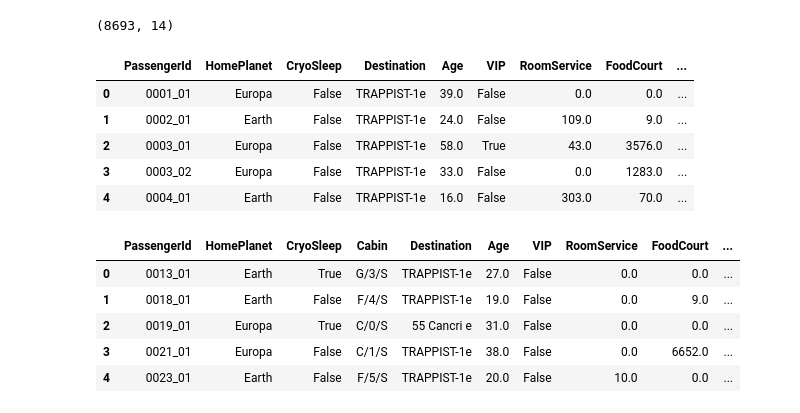
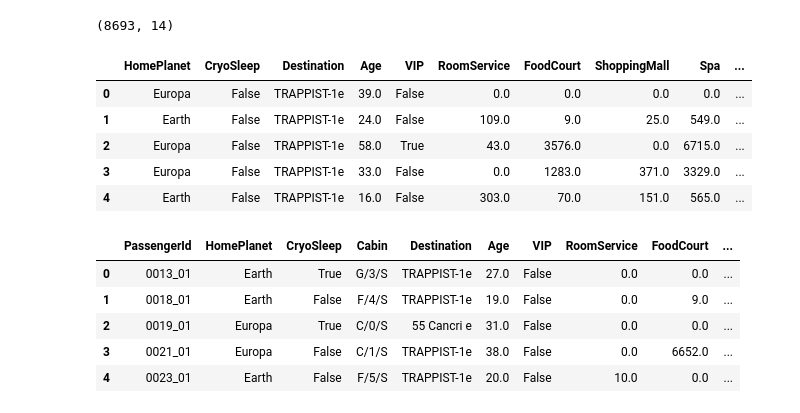
Before and after one commit to jasonwj96/kaggle-projects, a Jupyter notebook: notebooks/spaceship-titanic/preprocessing.ipynb, the cells around one changed output. Saved outputs shown, nothing was run; the diff lists cells and outputs as text; code cells hidden in the pictures.

```diff
--- a/notebooks/spaceship-titanic/preprocessing.ipynb
+++ b/notebooks/spaceship-titanic/preprocessing.ipynb
@@ -43,40 +43,40 @@ def preprocess(df, is_train=True):
     df = df.copy()  # Avoid modifying original DataFrame
 
     # Convert columns to appropriate types
     df["Destination"] = df["Destination"].astype("category")
     df["HomePlanet"] = df["HomePlanet"].astype("category")
     df["CryoSleep"] = df["CryoSleep"].astype("bool")
     df["VIP"] = df["VIP"].astype("bool")
 
     if is_train and "Transported" in df.columns:
         df["Transported"] = df["Transported"].astype("bool")
 
     if is_train and "PassengerId" in df.columns:
-        df.drop("PassengerId", axis=1)
+        df = df.drop("PassengerId", axis=1)
 
     # Process Cabin
     if "Cabin" in df.columns:
         cabin_split = df["Cabin"].str.split("/", expand=True)
         df["Cabin_deck"] = cabin_split[0].astype("category")
         df["Cabin_num"] = pd.to_numeric(cabin_split[1], errors="coerce")
         df["Cabin_side"] = cabin_split[2].astype("category")
 
     # Drop unwanted columns if they exist
     drop_cols = ["Cabin", "Name"]
     df = df.drop(columns=[col for col in drop_cols if col in df.columns])
 
     return df
 
 
 train_df = preprocess(train_df, is_train=True)
 train_df.head()
 # %% [output]
-|  | PassengerId | HomePlanet | CryoSleep | Destination | Age | VIP | RoomService | FoodCourt | ... |
-| 0 | 0001_01 | Europa | False | TRAPPIST-1e | 39.0 | False | 0.0 | 0.0 | ... |
-| 1 | 0002_01 | Earth | False | TRAPPIST-1e | 24.0 | False | 109.0 | 9.0 | ... |
-| 2 | 0003_01 | Europa | False | TRAPPIST-1e | 58.0 | True | 43.0 | 3576.0 | ... |
-| 3 | 0003_02 | Europa | False | TRAPPIST-1e | 33.0 | False | 0.0 | 1283.0 | ... |
-| 4 | 0004_01 | Earth | False | TRAPPIST-1e | 16.0 | False | 303.0 | 70.0 | ... |
+|  | HomePlanet | CryoSleep | Destination | Age | VIP | RoomService | FoodCourt | ShoppingMall | Spa | ... |
+| 0 | Europa | False | TRAPPIST-1e | 39.0 | False | 0.0 | 0.0 | 0.0 | 0.0 | ... |
+| 1 | Earth | False | TRAPPIST-1e | 24.0 | False | 109.0 | 9.0 | 25.0 | 549.0 | ... |
+| 2 | Europa | False | TRAPPIST-1e | 58.0 | True | 43.0 | 3576.0 | 0.0 | 6715.0 | ... |
+| 3 | Europa | False | TRAPPIST-1e | 33.0 | False | 0.0 | 1283.0 | 371.0 | 3329.0 | ... |
+| 4 | Earth | False | TRAPPIST-1e | 16.0 | False | 303.0 | 70.0 | 151.0 | 565.0 | ... |
 # %%
 train_df.to_parquet("data/spaceship-titanic-train.parquet")
 # %%
```
Also changed, not shown: parts of 1 cell of this notebook, 1 other file.
